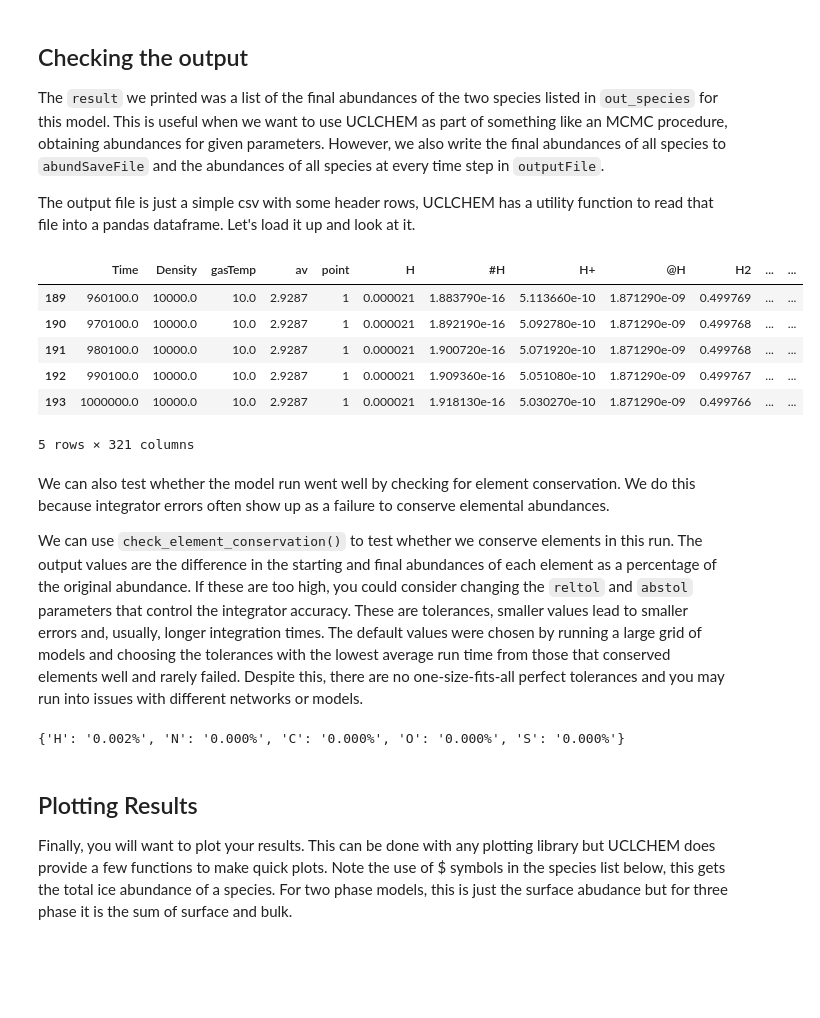
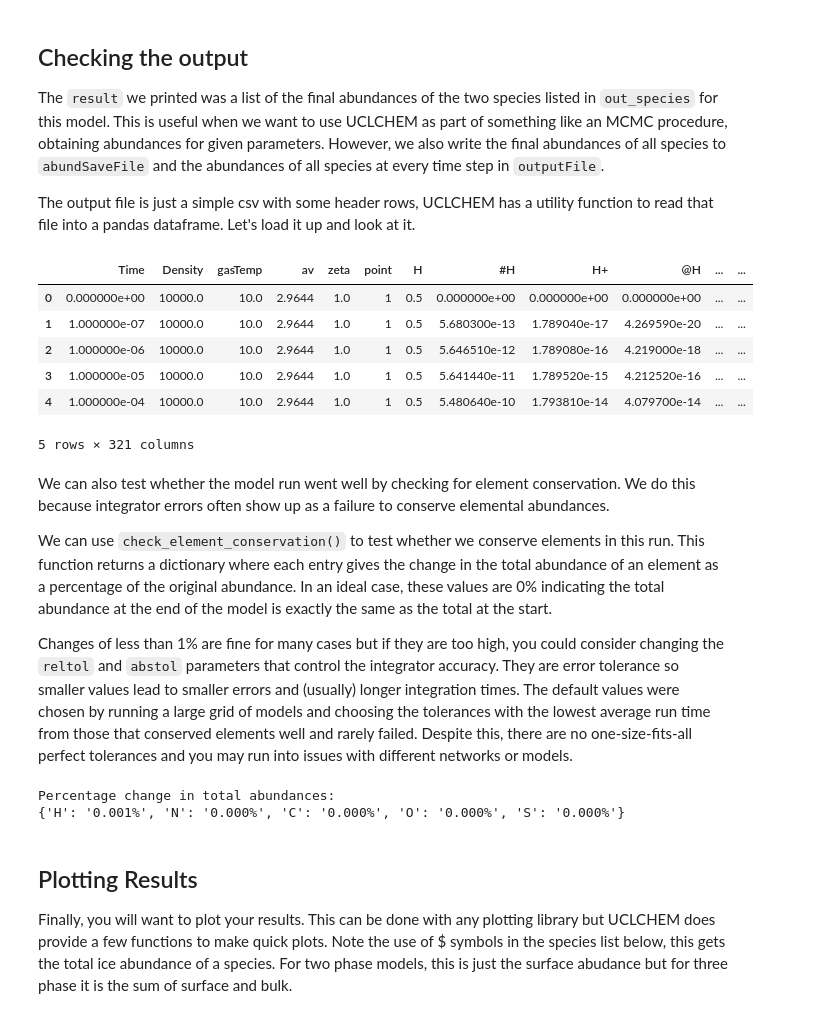
Before and after one commit to uclchem/UCLCHEM, a Jupyter notebook: Tutorials/first_model.ipynb, the cells around one changed output. Drawn from its saved outputs; the diff is of its cells as text; code cells hidden in the pictures; blank space fills up the shorter version.

```diff
--- a/Tutorials/first_model.ipynb
+++ b/Tutorials/first_model.ipynb
@@ -40,24 +39,28 @@ The `result` we printed was a list of the final abundances of the two species li
 The output file is just a simple csv with some header rows, UCLCHEM has a utility function to read that file into a pandas dataframe. Let's load it up and look at it.
 # %%
 result_df=uclchem.analysis.read_output_file("../examples/test-output/static-full.dat")
-result_df.tail()
+result_df.head()
 # %% [output]
-|  | Time | Density | gasTemp | av | point | H | #H | H+ | @H | H2 | ... | ... |
-| 189 | 960100.0 | 10000.0 | 10.0 | 2.9287 | 1 | 0.000021 | 1.883790e-16 | 5.113660e-10 | 1.871290e-09 | 0.499769 | ... | ... |
-| 190 | 970100.0 | 10000.0 | 10.0 | 2.9287 | 1 | 0.000021 | 1.892190e-16 | 5.092780e-10 | 1.871290e-09 | 0.499768 | ... | ... |
-| 191 | 980100.0 | 10000.0 | 10.0 | 2.9287 | 1 | 0.000021 | 1.900720e-16 | 5.071920e-10 | 1.871290e-09 | 0.499768 | ... | ... |
-| 192 | 990100.0 | 10000.0 | 10.0 | 2.9287 | 1 | 0.000021 | 1.909360e-16 | 5.051080e-10 | 1.871290e-09 | 0.499767 | ... | ... |
-| 193 | 1000000.0 | 10000.0 | 10.0 | 2.9287 | 1 | 0.000021 | 1.918130e-16 | 5.030270e-10 | 1.871290e-09 | 0.499766 | ... | ... |
+|  | Time | Density | gasTemp | av | zeta | point | H | #H | H+ | @H | ... | ... |
+| 0 | 0.000000e+00 | 10000.0 | 10.0 | 2.9644 | 1.0 | 1 | 0.5 | 0.000000e+00 | 0.000000e+00 | 0.000000e+00 | ... | ... |
+| 1 | 1.000000e-07 | 10000.0 | 10.0 | 2.9644 | 1.0 | 1 | 0.5 | 5.680300e-13 | 1.789040e-17 | 4.269590e-20 | ... | ... |
+| 2 | 1.000000e-06 | 10000.0 | 10.0 | 2.9644 | 1.0 | 1 | 0.5 | 5.646510e-12 | 1.789080e-16 | 4.219000e-18 | ... | ... |
+| 3 | 1.000000e-05 | 10000.0 | 10.0 | 2.9644 | 1.0 | 1 | 0.5 | 5.641440e-11 | 1.789520e-15 | 4.212520e-16 | ... | ... |
+| 4 | 1.000000e-04 | 10000.0 | 10.0 | 2.9644 | 1.0 | 1 | 0.5 | 5.480640e-10 | 1.793810e-14 | 4.079700e-14 | ... | ... |
 5 rows × 321 columns
 # %% [markdown]
 We can also test whether the model run went well by checking for element conservation. We do this because integrator errors often show up as a failure to conserve elemental abundances.
 
-We can use `check_element_conservation()` to test whether we conserve elements in this run. The output values are the difference in the starting and final abundances of each element as a percentage of the original abundance. If these are too high, you could consider changing the `reltol` and `abstol` parameters that control the integrator accuracy. These are tolerances, smaller values lead to smaller errors and, usually, longer integration times. The default values were chosen by running a large grid of models and choosing the tolerances with the lowest average run time from those that conserved elements well and rarely failed. Despite this, there are no one-size-fits-all perfect tolerances and you may run into issues with different networks or models.
+We can use `check_element_conservation()` to test whether we conserve elements in this run. This function returns a dictionary where each entry gives the change in the total abundance of an element as a percentage of the original abundance. In an ideal case, these values are 0\% indicating the total abundance at the end of the model is exactly the same as the total at the start.
+
+Changes of less than 1\% are fine for many cases but if they are too high, you could consider changing the `reltol` and `abstol` parameters that control the integrator accuracy. They are error tolerance so smaller values lead to smaller errors and (usually) longer integration times. The default values were chosen by running a large grid of models and choosing the tolerances with the lowest average run time from those that conserved elements well and rarely failed. Despite this, there are no one-size-fits-all perfect tolerances and you may run into issues with different networks or models.
 # %%
 conservation=uclchem.analysis.check_element_conservation(result_df,element_list=["H","N","C","O","S"])
+print("Percentage change in total abundances:")
 print(conservation)
 # %% [output]
-{'H': '0.002%', 'N': '0.000%', 'C': '0.000%', 'O': '0.000%', 'S': '0.000%'}
+Percentage change in total abundances:
+{'H': '0.001%', 'N': '0.000%', 'C': '0.000%', 'O': '0.000%', 'S': '0.000%'}
 # %% [markdown]
 ## Plotting Results
 Finally, you will want to plot your results. This can be done with any plotting library but UCLCHEM does provide a few functions to make quick plots. Note the use of $ symbols in the species list below, this gets the total ice abundance of a species. For two phase models, this is just the surface abudance but for three phase it is the sum of surface and bulk.
```
Also changed, not shown: parts of 2 cells of this notebook, 30 other files.
